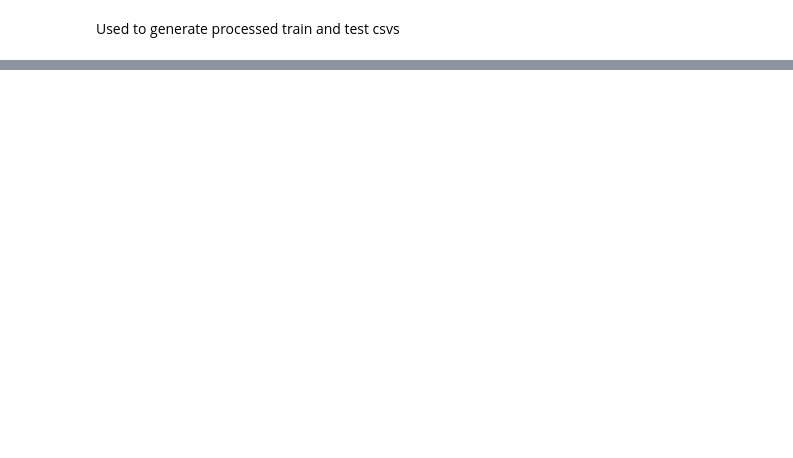
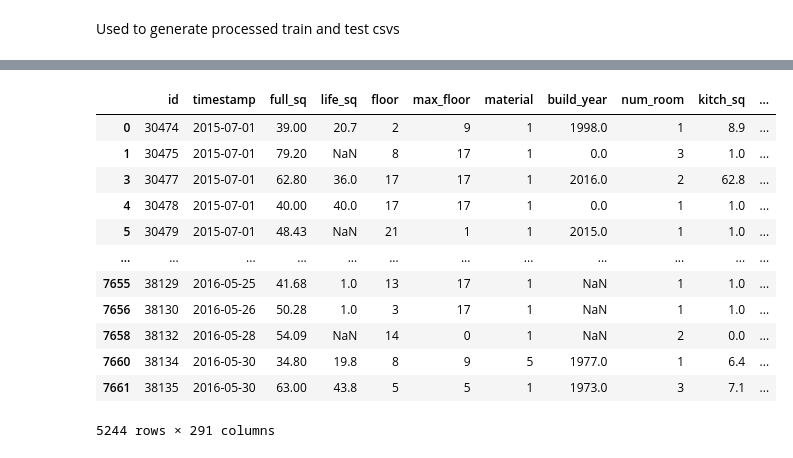
Before and after one commit to AndrewNYK/Sberbank-Market-Price-Prediction, a Jupyter notebook: Testing/xgb/preprocess.ipynb, the cells around one changed output, grey strips where cells are left out. Saved outputs shown, nothing was run; the diff lists cells and outputs as text; code cells hidden in the pictures; blank space fills up the shorter version.

```diff
--- a/Testing/xgb/preprocess.ipynb
+++ b/Testing/xgb/preprocess.ipynb
@@ -46,0 +90,16 @@ price_doc not found
+# %%
+test_df[test_df.isnull().any(axis=1)]
+# %% [output]
+|  | id | timestamp | full_sq | life_sq | floor | max_floor | material | build_year | num_room | kitch_sq | ... |
+| 0 | 30474 | 2015-07-01 | 39.00 | 20.7 | 2 | 9 | 1 | 1998.0 | 1 | 8.9 | ... |
+| 1 | 30475 | 2015-07-01 | 79.20 | NaN | 8 | 17 | 1 | 0.0 | 3 | 1.0 | ... |
+| 3 | 30477 | 2015-07-01 | 62.80 | 36.0 | 17 | 17 | 1 | 2016.0 | 2 | 62.8 | ... |
+| 4 | 30478 | 2015-07-01 | 40.00 | 40.0 | 17 | 17 | 1 | 0.0 | 1 | 1.0 | ... |
+| 5 | 30479 | 2015-07-01 | 48.43 | NaN | 21 | 1 | 1 | 2015.0 | 1 | 1.0 | ... |
+| ... | ... | ... | ... | ... | ... | ... | ... | ... | ... | ... | ... |
+| 7655 | 38129 | 2016-05-25 | 41.68 | 1.0 | 13 | 17 | 1 | NaN | 1 | 1.0 | ... |
+| 7656 | 38130 | 2016-05-26 | 50.28 | 1.0 | 3 | 17 | 1 | NaN | 1 | 1.0 | ... |
+| 7658 | 38132 | 2016-05-28 | 54.09 | NaN | 14 | 0 | 1 | NaN | 2 | 0.0 | ... |
+| 7660 | 38134 | 2016-05-30 | 34.80 | 19.8 | 8 | 9 | 5 | 1977.0 | 1 | 6.4 | ... |
+| 7661 | 38135 | 2016-05-30 | 63.00 | 43.8 | 5 | 5 | 1 | 1973.0 | 3 | 7.1 | ... |
+5244 rows × 291 columns
```
Also changed, not shown: parts of 6 cells of this notebook, 9 other files.
